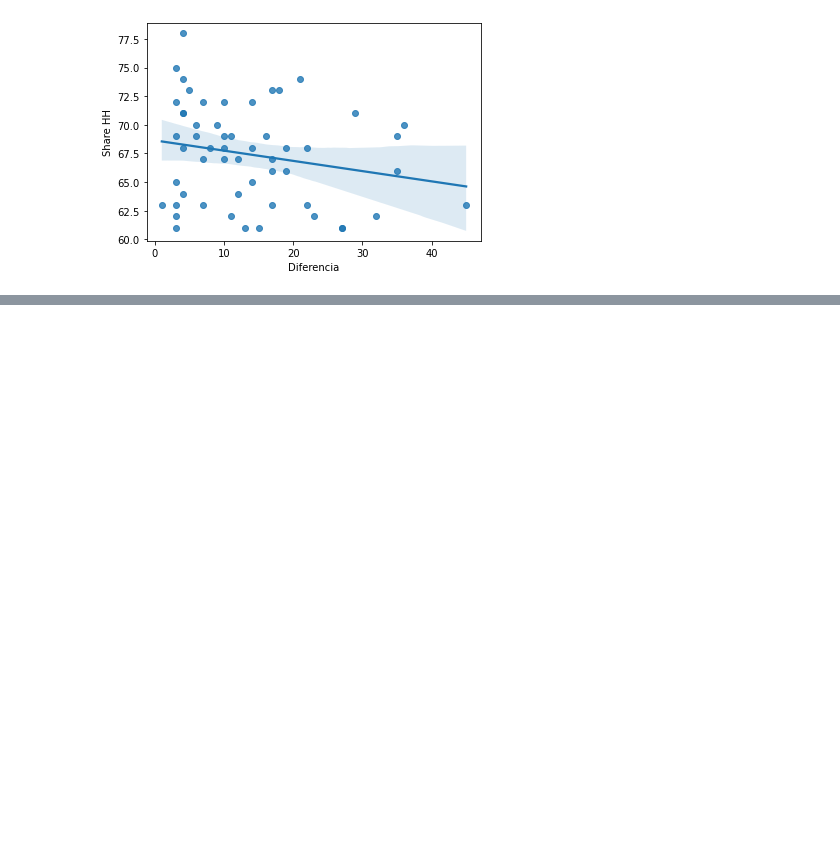
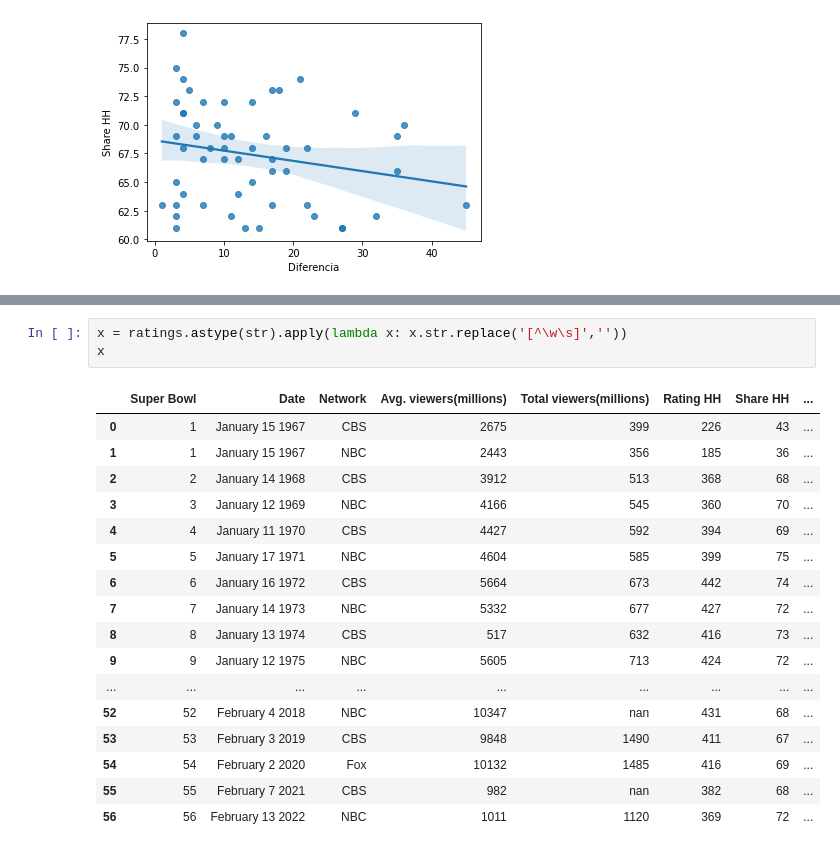
Before and after one commit to EdeEsteban/Analitica-de-Datos, a Jupyter notebook: Analitica.ipynb, the cells around one changed output, grey strips where cells are left out. Cells and saved outputs as stored; diff of their text form; blank space fills up the shorter version.

```diff
--- a/Analitica.ipynb
+++ b/Analitica.ipynb
@@ -660,0 +703,21 @@ NameError: ignored
+# %%
+x = ratings.astype(str).apply(lambda x: x.str.replace('[^\w\s]',''))
+x
+# %% [output]
+|  | Super Bowl | Date | Network | Avg. viewers(millions) | Total viewers(millions) | Rating HH | Share HH | ... |
+| 0 | 1 | January 15 1967 | CBS | 2675 | 399 | 226 | 43 | ... |
+| 1 | 1 | January 15 1967 | NBC | 2443 | 356 | 185 | 36 | ... |
+| 2 | 2 | January 14 1968 | CBS | 3912 | 513 | 368 | 68 | ... |
+| 3 | 3 | January 12 1969 | NBC | 4166 | 545 | 360 | 70 | ... |
+| 4 | 4 | January 11 1970 | CBS | 4427 | 592 | 394 | 69 | ... |
+| 5 | 5 | January 17 1971 | NBC | 4604 | 585 | 399 | 75 | ... |
+| 6 | 6 | January 16 1972 | CBS | 5664 | 673 | 442 | 74 | ... |
+| 7 | 7 | January 14 1973 | NBC | 5332 | 677 | 427 | 72 | ... |
+| 8 | 8 | January 13 1974 | CBS | 517 | 632 | 416 | 73 | ... |
+| 9 | 9 | January 12 1975 | NBC | 5605 | 713 | 424 | 72 | ... |
+| ... | ... | ... | ... | ... | ... | ... | ... | ... |
+| 52 | 52 | February 4 2018 | NBC | 10347 | nan | 431 | 68 | ... |
+| 53 | 53 | February 3 2019 | CBS | 9848 | 1490 | 411 | 67 | ... |
+| 54 | 54 | February 2 2020 | Fox | 10132 | 1485 | 416 | 69 | ... |
+| 55 | 55 | February 7 2021 | CBS | 982 | nan | 382 | 68 | ... |
+| 56 | 56 | February 13 2022 | NBC | 1011 | 1120 | 369 | 72 | ... |
```
Also changed, not shown: parts of 5 cells of this notebook.
